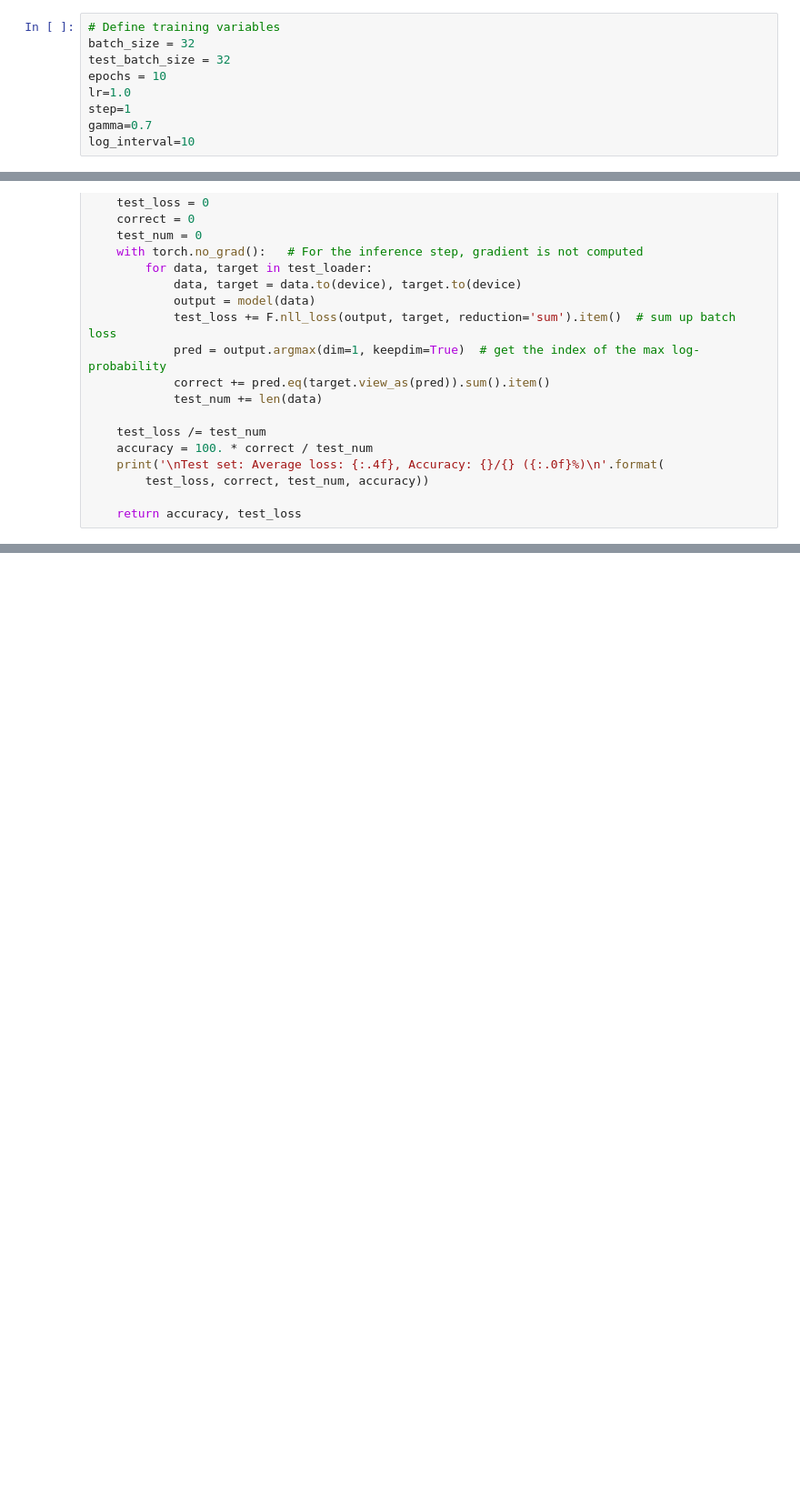
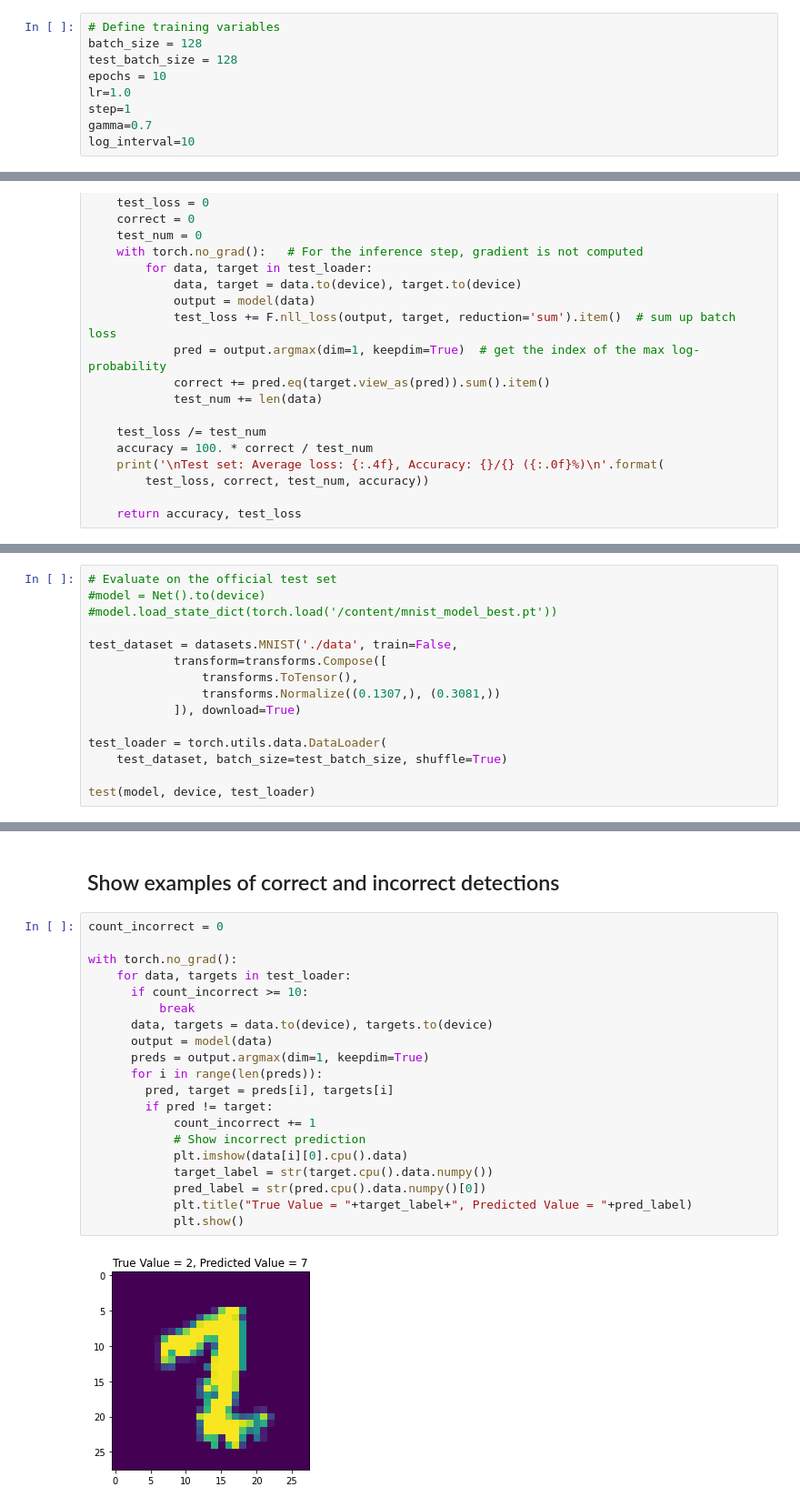
Before and after one commit to JSKarras/EE148-MNIST-Classification-CNN, a Jupyter notebook: hw03.ipynb, the cells around one changed output, grey strips where cells are left out. Shown at 91% size. Saved outputs shown, nothing was run; the diff lists cells and outputs as text; blank space fills up the shorter version.

```diff
--- a/hw03.ipynb
+++ b/hw03.ipynb
@@ -49,7 +87,7 @@ plt.imshow(train_dataset[random.randint(0, len(train_dataset))][0][0].numpy())
 # %%
 # Define training variables
-batch_size = 32
-test_batch_size = 32
+batch_size = 128
+test_batch_size = 128
 epochs = 10
 lr=1.0
 step=1
@@ -267,0 +592,15 @@ plt.show()
+# %%
+# Evaluate on the official test set
+#model = Net().to(device)
+#model.load_state_dict(torch.load('/content/mnist_model_best.pt'))
+
+test_dataset = datasets.MNIST('./data', train=False,
+            transform=transforms.Compose([
+                transforms.ToTensor(),
+                transforms.Normalize((0.1307,), (0.3081,))
+            ]), download=True)
+
+test_loader = torch.utils.data.DataLoader(
+    test_dataset, batch_size=test_batch_size, shuffle=True)
+
+test(model, device, test_loader)
@@ -267,0 +630,24 @@ plt.show()
+# %% [markdown]
+## Show examples of correct and incorrect detections
+# %%
+count_incorrect = 0
+
+with torch.no_grad():
+    for data, targets in test_loader:
+      if count_incorrect >= 10:
+          break
+      data, targets = data.to(device), targets.to(device)
+      output = model(data)
+      preds = output.argmax(dim=1, keepdim=True)
+      for i in range(len(preds)):
+        pred, target = preds[i], targets[i]
+        if pred != target:
+            count_incorrect += 1
+            # Show incorrect prediction
+            plt.imshow(data[i][0].cpu().data)
+            target_label = str(target.cpu().data.numpy())
+            pred_label = str(pred.cpu().data.numpy()[0])
+            plt.title("True Value = "+target_label+", Predicted Value = "+pred_label)
+            plt.show()
+# %% [output]
+[figure, added]
```
Also changed, not shown: parts of 25 cells of this notebook, 2 other files.
